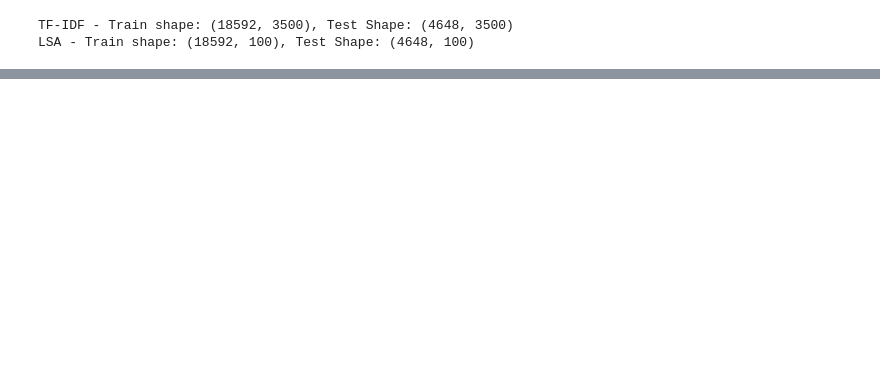
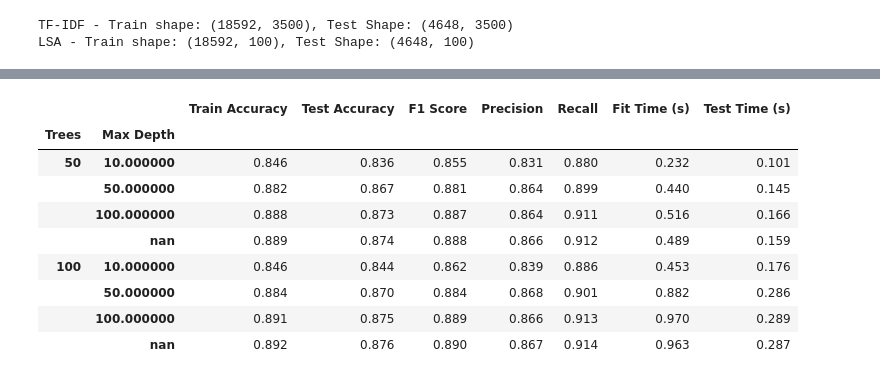
Before and after one commit to yuk068/mental-health-corpus, a Jupyter notebook: J_random_forest.ipynb, the cells around one changed output, grey strips where cells are left out. Drawn from its saved outputs; the diff is of its cells as text; code cells hidden in the pictures; blank space fills up the shorter version.

```diff
--- a/J_random_forest.ipynb
+++ b/J_random_forest.ipynb
@@ -149,0 +180,74 @@ LSA Confusion Matrix:
+# %%
+import pandas as pd
+
+# TF-IDF Results
+tfidf_results = pd.DataFrame({
+    "n_estimators": [50, 50, 50, 50, 100, 100, 100, 100],
+    "max_depth": [10.0, 50.0, 100.0, None, 10.0, 50.0, 100.0, None],
+    "Train Accuracy": [0.845740, 0.882100, 0.888124, 0.888716, 0.846493, 0.883875, 0.890975, 0.891674],
+    "Test Accuracy": [0.836489, 0.867040, 0.872849, 0.873924, 0.844234, 0.870482, 0.875215, 0.875645],
+    "F1 Score": [0.855183, 0.881200, 0.887149, 0.888040, 0.861832, 0.884097, 0.889228, 0.889610],
+    "Precision": [0.831419, 0.863928, 0.864211, 0.865549, 0.839093, 0.868053, 0.866394, 0.866766],
+    "Recall": [0.880345, 0.899176, 0.911338, 0.911730, 0.885838, 0.900745, 0.913299, 0.913692],
+    "Fit Time (s)": [0.231863, 0.439936, 0.515768, 0.489082, 0.452916, 0.881719, 0.969671, 0.962556],
+    "Test Time (s)": [0.100665, 0.145410, 0.166259, 0.159322, 0.175705, 0.286485, 0.288594, 0.286815],
+})
+
+# LSA Results
+lsa_results = pd.DataFrame({
+    "n_estimators": [50, 50, 50, 50, 100, 100, 100, 100],
+    "max_depth": [10.0, 50.0, 100.0, None, 10.0, 50.0, 100.0, None],
+    "Train Accuracy": [0.902431, 0.940835, 0.940835, 0.940835, 0.905228, 0.942072, 0.942072, 0.942072],
+    "Test Accuracy": [0.863167, 0.870267, 0.870267, 0.870267, 0.865964, 0.873064, 0.873064, 0.873064],
+    "F1 Score": [0.879225, 0.886119, 0.886119, 0.886119, 0.881581, 0.888721, 0.888721, 0.888721],
+    "Precision": [0.852043, 0.854334, 0.854334, 0.854334, 0.855088, 0.855794, 0.855794, 0.855794],
+    "Recall": [0.908199, 0.920361, 0.920361, 0.920361, 0.909769, 0.924284, 0.924284, 0.924284],
+    "Fit Time (s)": [3.499347, 4.473274, 4.701653, 4.855935, 7.211609, 8.957520, 9.070494, 8.952130],
+    "Test Time (s)": [0.072433, 0.114003, 0.103353, 0.114407, 0.146241, 0.207266, 0.209498, 0.203937],
+})
+
+# Renaming columns for both dataframes
+tfidf_results.rename(columns={"n_estimators": "Trees", "max_depth": "Max Depth"}, inplace=True)
+lsa_results.rename(columns={"n_estimators": "Trees", "max_depth": "Max Depth"}, inplace=True)
+
+# Pivot and ensure all combinations are present
+all_combinations = pd.MultiIndex.from_product(
+    [tfidf_results["Trees"].unique(), tfidf_results["Max Depth"].unique()],
+    names=["Trees", "Max Depth"]
+)
+
+# Fill NaN rows by mapping available data into the reindexed table
+tfidf_table = tfidf_results.pivot_table(
+    index=["Trees", "Max Depth"],
+    aggfunc="mean"
+).reindex(all_combinations, fill_value=None)
+
+lsa_table = lsa_results.pivot_table(
+    index=["Trees", "Max Depth"],
+    aggfunc="mean"
+).reindex(all_combinations, fill_value=None)
+
+# Fill missing rows with available results
+tfidf_table.update(tfidf_results.set_index(["Trees", "Max Depth"]))
+lsa_table.update(lsa_results.set_index(["Trees", "Max Depth"]))
+
+# Reordering columns as per the request
+ordered_columns = [
+    "Train Accuracy", "Test Accuracy", "F1 Score", "Precision", "Recall", "Fit Time (s)", "Test Time (s)"
+]
+
+# Display the tables with the desired column order
+tfidf_table = tfidf_table[ordered_columns]
+lsa_table = lsa_table[ordered_columns]
+
+# Style tables with heatmap (optional, only for visualization)
+tfidf_table_styled = tfidf_table.style.background_gradient(cmap="Reds").format(precision=3)
+lsa_table_styled = lsa_table.style.background_gradient(cmap="Blues").format(precision=3)
+
+# Display the styled tables
+print("TF-IDF Results (Filled):")
+display(tfidf_table_styled)
+
+print("\nLSA Results (Filled):")
+display(lsa_table_styled)
+# %% [output]
@@ -149,0 +255,10 @@ LSA Confusion Matrix:
+|  |  | Train Accuracy | Test Accuracy | F1 Score | Precision | Recall | Fit Time (s) | Test Time (s) |
+| Trees | Max Depth |  |  |  |  |  |  |  |
+| 50 | 10.000000 | 0.846 | 0.836 | 0.855 | 0.831 | 0.880 | 0.232 | 0.101 |
+|  | 50.000000 | 0.882 | 0.867 | 0.881 | 0.864 | 0.899 | 0.440 | 0.145 |
+|  | 100.000000 | 0.888 | 0.873 | 0.887 | 0.864 | 0.911 | 0.516 | 0.166 |
+|  | nan | 0.889 | 0.874 | 0.888 | 0.866 | 0.912 | 0.489 | 0.159 |
+| 100 | 10.000000 | 0.846 | 0.844 | 0.862 | 0.839 | 0.886 | 0.453 | 0.176 |
+|  | 50.000000 | 0.884 | 0.870 | 0.884 | 0.868 | 0.901 | 0.882 | 0.286 |
+|  | 100.000000 | 0.891 | 0.875 | 0.889 | 0.866 | 0.913 | 0.970 | 0.289 |
+|  | nan | 0.892 | 0.876 | 0.890 | 0.867 | 0.914 | 0.963 | 0.287 |
```
Also changed, not shown: parts of 5 cells of this notebook, 5 other files.
